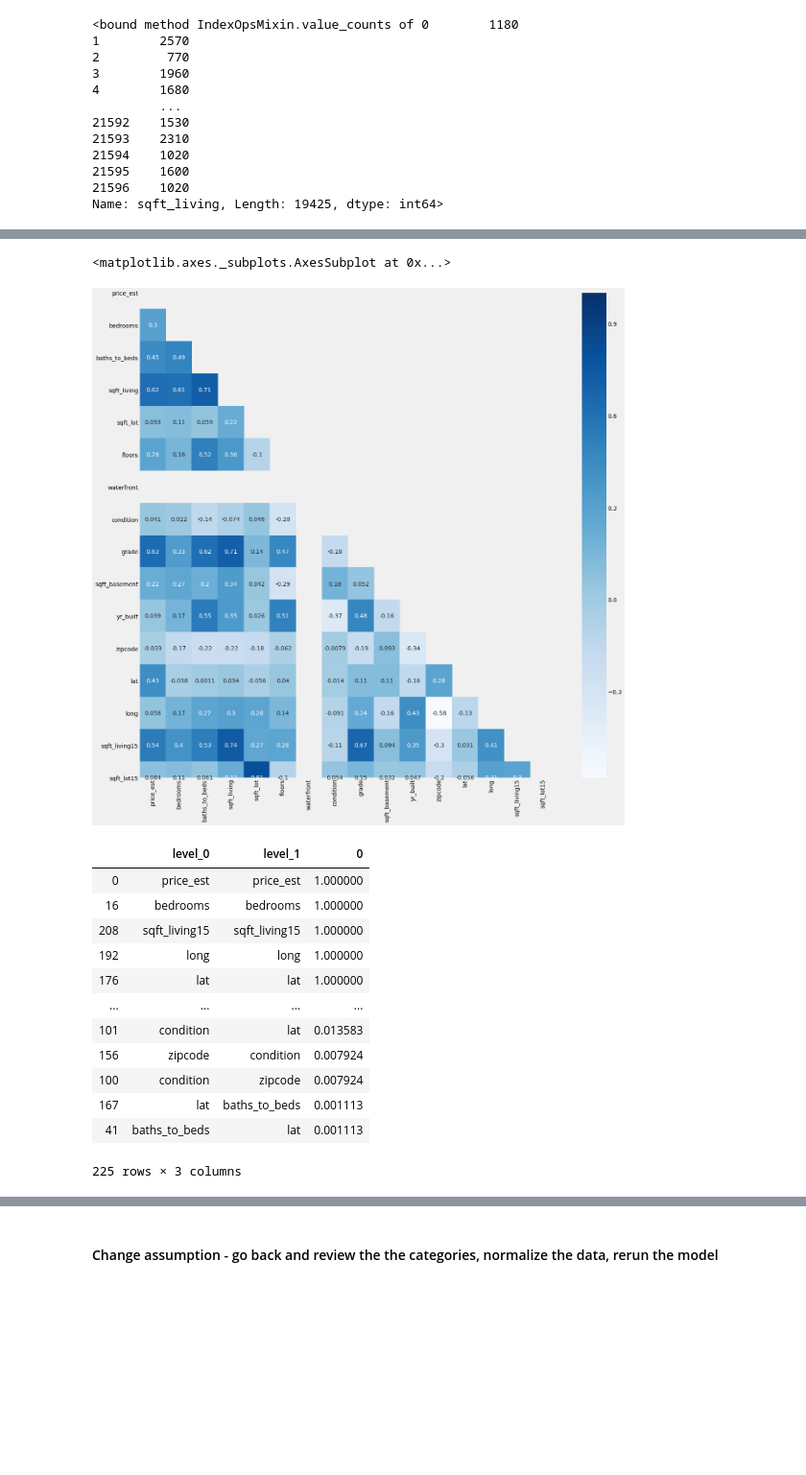
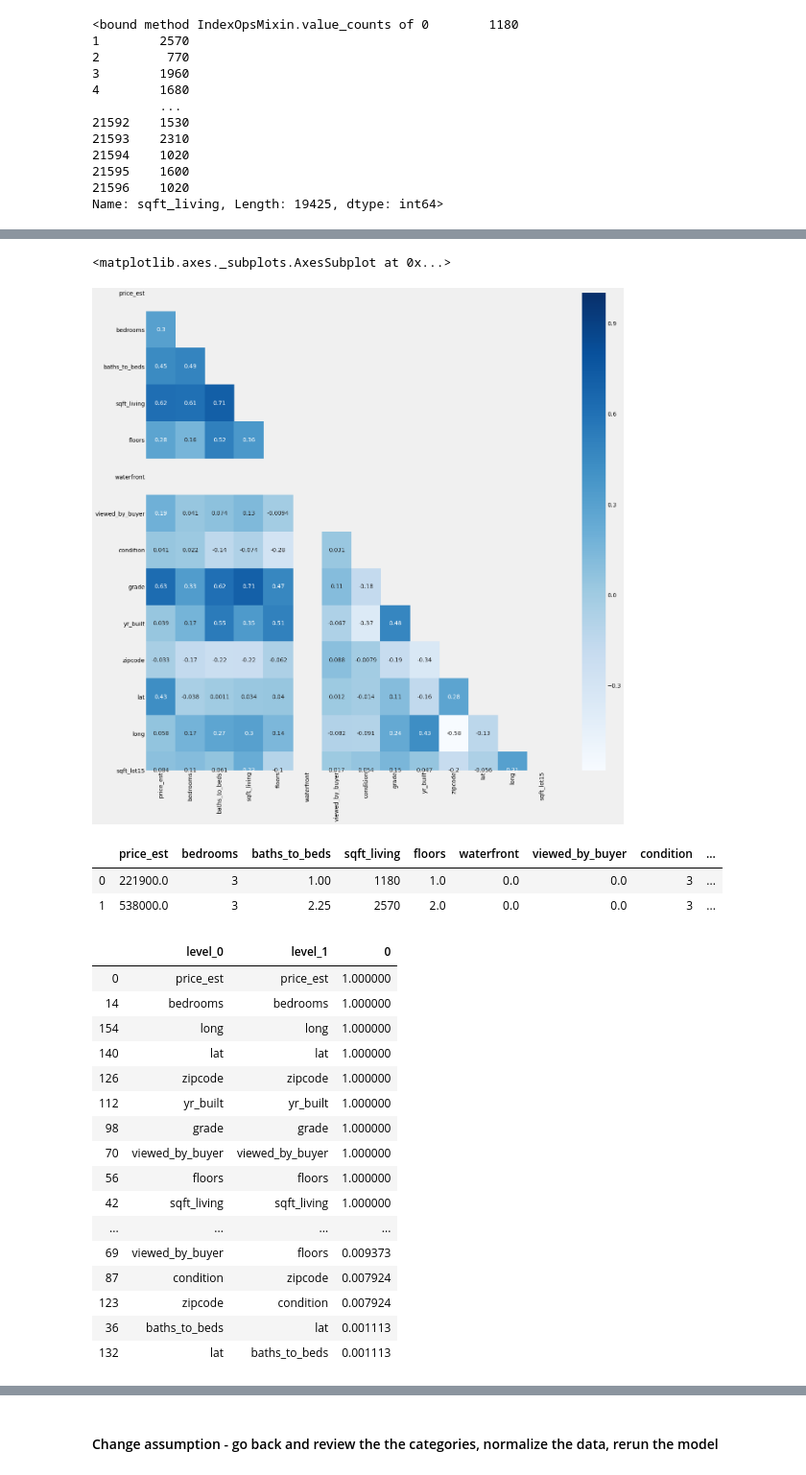
Before and after one commit to israeljls-j/dsc-mod-2-project-v2-1-onl01-dtsc-ft-070620, a Jupyter notebook: student.ipynb, the cells around one changed output, grey strips where cells are left out. Shown at 96% size. Saved outputs shown, nothing was run; the diff lists cells and outputs as text; code cells hidden in the pictures; blank space fills up the shorter version.

```diff
--- a/student.ipynb
+++ b/student.ipynb
@@ -378,7 +369,3 @@ outliers_df.value_counts()
 False    19425
 True      2172
 dtype: int64
-# %%
-## Get X & y outliers
-all_outliers = outliers_z(df)
-all_outliers
@@ -520,3 +529,6 @@ df.shape
+# %%
+df.drop('sqft_lot', axis=1, inplace=True)
+df.drop('sqft_basement', axis=1, inplace=True)
 # %%
 df.head()
 # %% [output]
@@ -664,6 +680,6 @@ sns.heatmap(corr, annot=True, cmap='Blues', mask=mask, ax=ax)
 # %%
 df.drop(['sqft_above'], axis=1, inplace=True)
-df.drop(['viewed_by_buyer'], axis=1, inplace=True)
+df.drop(['sqft_living15'], axis=1, inplace= True)
 # %%
 df.shape
 # %% [output]
@@ -759,24 +753,36 @@ fig, ax = plt.subplots(figsize = (20, 20))
 sns.heatmap(corr, annot=True, cmap='Blues', mask=mask, ax=ax)
 # %% [output]
 <matplotlib.axes._subplots.AxesSubplot at 0x...>
-[figure, old version]
+[figure, new version]
+# %%
+df.head(2)
+# %% [output]
+|  | price_est | bedrooms | baths_to_beds | sqft_living | floors | waterfront | viewed_by_buyer | condition | ... |
+| 0 | 221900.0 | 3 | 1.00 | 1180 | 1.0 | 0.0 | 0.0 | 3 | ... |
+| 1 | 538000.0 | 3 | 2.25 | 2570 | 2.0 | 0.0 | 0.0 | 3 | ... |
 # %%
+pd.set_option("display.max_rows", 300)
+pd.options.display.max_rows
 df_corr=corr.abs().stack().reset_index().sort_values(0, ascending=False)
 df_corr
 # %% [output]
 |  | level_0 | level_1 | 0 |
 | 0 | price_est | price_est | 1.000000 |
-| 16 | bedrooms | bedrooms | 1.000000 |
-| 208 | sqft_living15 | sqft_living15 | 1.000000 |
-| 192 | long | long | 1.000000 |
-| 176 | lat | lat | 1.000000 |
+| 14 | bedrooms | bedrooms | 1.000000 |
+| 154 | long | long | 1.000000 |
+| 140 | lat | lat | 1.000000 |
+| 126 | zipcode | zipcode | 1.000000 |
+| 112 | yr_built | yr_built | 1.000000 |
+| 98 | grade | grade | 1.000000 |
+| 70 | viewed_by_buyer | viewed_by_buyer | 1.000000 |
+| 56 | floors | floors | 1.000000 |
+| 42 | sqft_living | sqft_living | 1.000000 |
 | ... | ... | ... | ... |
-| 101 | condition | lat | 0.013583 |
-| 156 | zipcode | condition | 0.007924 |
-| 100 | condition | zipcode | 0.007924 |
-| 167 | lat | baths_to_beds | 0.001113 |
-| 41 | baths_to_beds | lat | 0.001113 |
+| 69 | viewed_by_buyer | floors | 0.009373 |
+| 87 | condition | zipcode | 0.007924 |
+| 123 | zipcode | condition | 0.007924 |
+| 36 | baths_to_beds | lat | 0.001113 |
+| 132 | lat | baths_to_beds | 0.001113 |
-225 rows × 3 columns
 # %%
 df_corr['pairs'] = list(zip(df_corr['level_0'], df_corr['level_1']))
 
```
Also changed, not shown: parts of 195 cells of this notebook.
